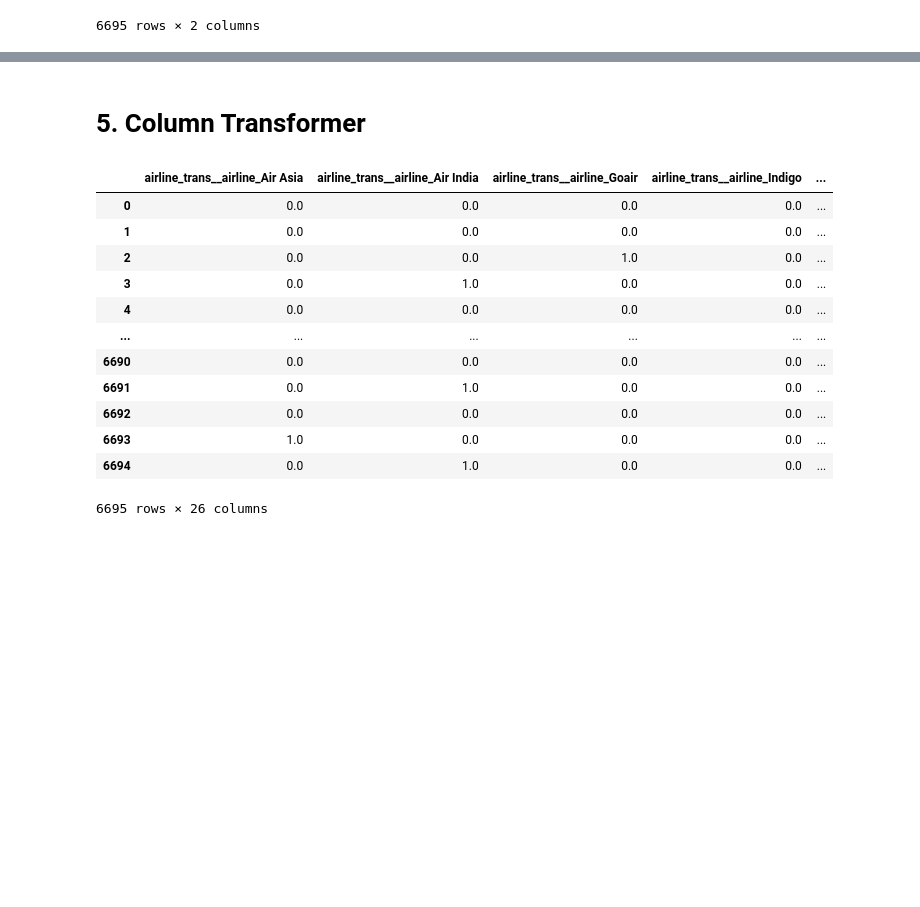
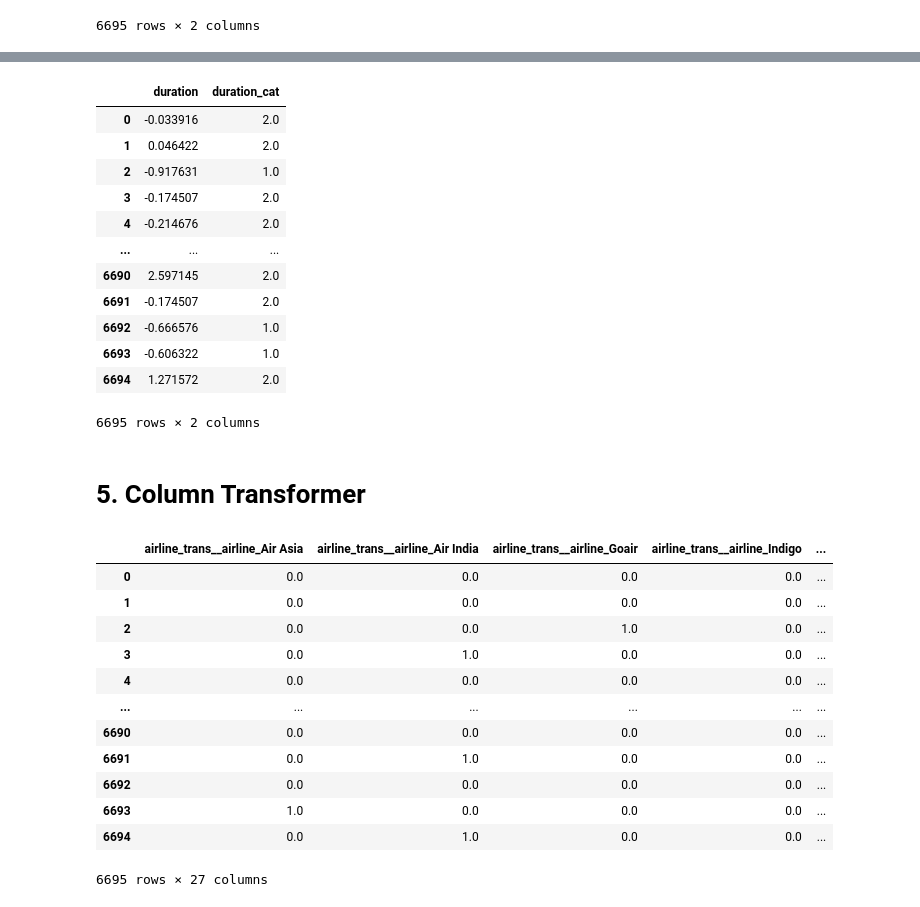
Before and after one commit to PRSOUBHAGYA/flights-price-prediction-sagemaker, a Jupyter notebook: notebook/feature_engineering.ipynb, the cells around one changed output, grey strips where cells are left out. Saved outputs shown, nothing was run; the diff lists cells and outputs as text; code cells hidden in the pictures; blank space fills up the shorter version.

```diff
--- a/notebook/feature_engineering.ipynb
+++ b/notebook/feature_engineering.ipynb
@@ -361,0 +380,18 @@ time_transformer = FeatureUnion([
+# %%
+def duration_category(X, quick=0, medium=120, long=500):
+    return (X.assign(duration_cat=np.select(
+        [X.duration.between(quick,medium,inclusive='left'),
+         X.duration.between(medium, long, inclusive='left')],
+        ['quick','medium'],
+        default='long'
+        )).drop(columns="duration"))
+dur_cat_trans = FunctionTransformer(func=duration_category)
+# %%
+duration_pipe_1 = Pipeline(
+    steps=[
+        ("dur_cat",dur_cat_trans),
+        ("ecoder", OrdinalEncoder(categories=[["quick", "medium", "long"]]))
+    ]
+)
+# %%
+duration_pipe_1.fit_transform(X.loc[:,['duration']])
@@ -362,3 +412,30 @@ time_transformer = FeatureUnion([
+# %%
+duration_pipe_2 = Pipeline(steps=[
+    ('outliers',Winsorizer(capping_method='iqr',fold=1.5)),
+    ('impute', SimpleImputer(strategy='median')),
+    ('scaler', StandardScaler())
+])
+# %%
+duration_trans = FeatureUnion([
+    ("duration_pipe1",duration_pipe_2),
+    ("duration_pipe2",duration_pipe_1)
+])
+
+duration_trans.fit_transform(X.loc[:,['duration']])
+# %% [output]
+|  | duration | duration_cat |
+| 0 | -0.033916 | 2.0 |
+| 1 | 0.046422 | 2.0 |
+| 2 | -0.917631 | 1.0 |
+| 3 | -0.174507 | 2.0 |
+| 4 | -0.214676 | 2.0 |
+| ... | ... | ... |
+| 6690 | 2.597145 | 2.0 |
+| 6691 | -0.174507 | 2.0 |
+| 6692 | -0.666576 | 1.0 |
+| 6693 | -0.606322 | 1.0 |
+| 6694 | 1.271572 | 2.0 |
+6695 rows × 2 columns
 # %% [markdown]
 # 5. Column Transformer
 # %%
@@ -367,7 +444,8 @@ col_transformer = ColumnTransformer(
         ('airline_trans',airline_transformer,['airline']),
         ('doj_trans',date_of_journey_transformer,['date_of_journey']),
         ('loc_trans',location_transformer,['source','destination']),
-        ('time_trans', time_transformer,['dep_time','arrival_time'])
+        ('time_trans',time_transformer,['dep_time','arrival_time']),
+        ('dur_trans',duration_trans,['duration'])
     ],
     remainder='passthrough'
 )
@@ -386,4 +464,4 @@ col_transformer.fit_transform(X,y)
 | 6692 | 0.0 | 0.0 | 0.0 | 0.0 | ... |
 | 6693 | 1.0 | 0.0 | 0.0 | 0.0 | ... |
 | 6694 | 0.0 | 1.0 | 0.0 | 0.0 | ... |
-6695 rows × 26 columns
+6695 rows × 27 columns
```
Also changed, not shown: parts of 4 cells of this notebook.
